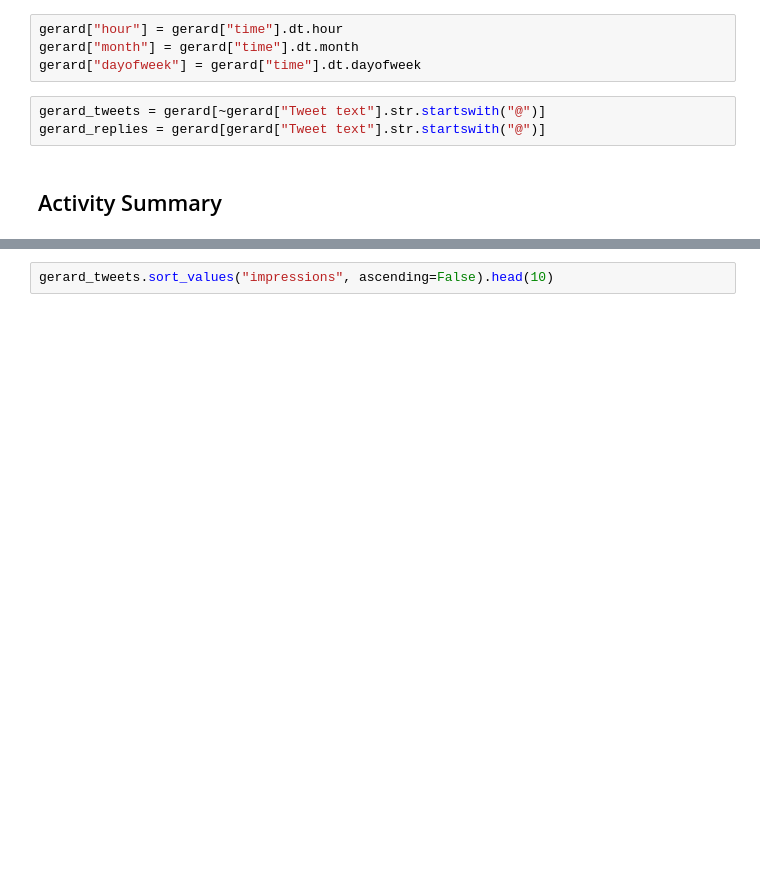
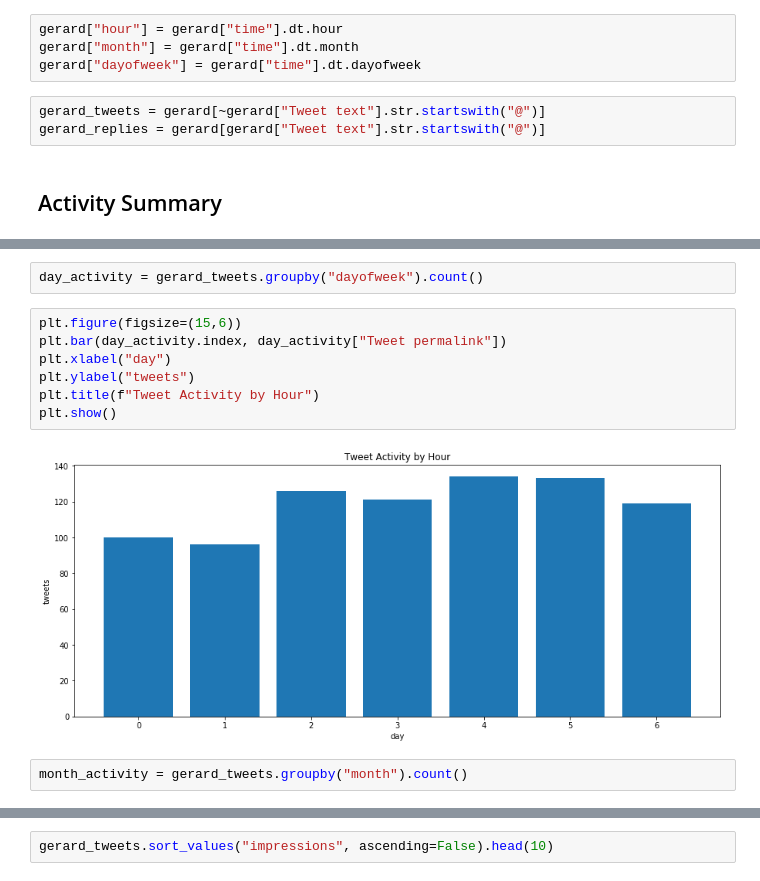
Before and after one commit to gtieng/twitter_analytics, a Jupyter notebook: main.ipynb, the cells around one changed output, grey strips where cells are left out. Cells and saved outputs as stored; diff of their text form; blank space fills up the shorter version.

```diff
--- a/main.ipynb
+++ b/main.ipynb
@@ -76,0 +73,13 @@ dtype: object
+# %%
+day_activity = gerard_tweets.groupby("dayofweek").count()
+# %%
+plt.figure(figsize=(15,6))
+plt.bar(day_activity.index, day_activity["Tweet permalink"])
+plt.xlabel("day")
+plt.ylabel("tweets")
+plt.title(f"Tweet Activity by Hour")
+plt.show()
+# %% [output]
+[figure, added]
+# %%
+month_activity = gerard_tweets.groupby("month").count()
```
Also changed, not shown: parts of 10 cells of this notebook.
